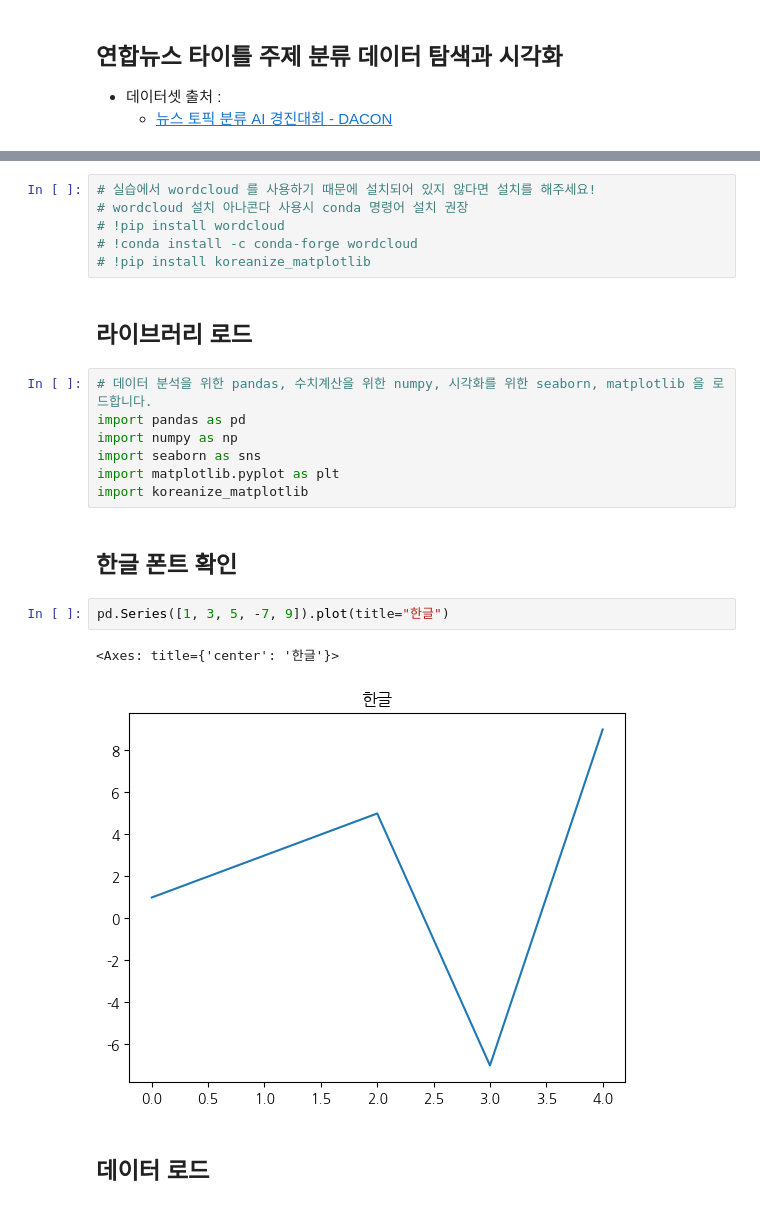
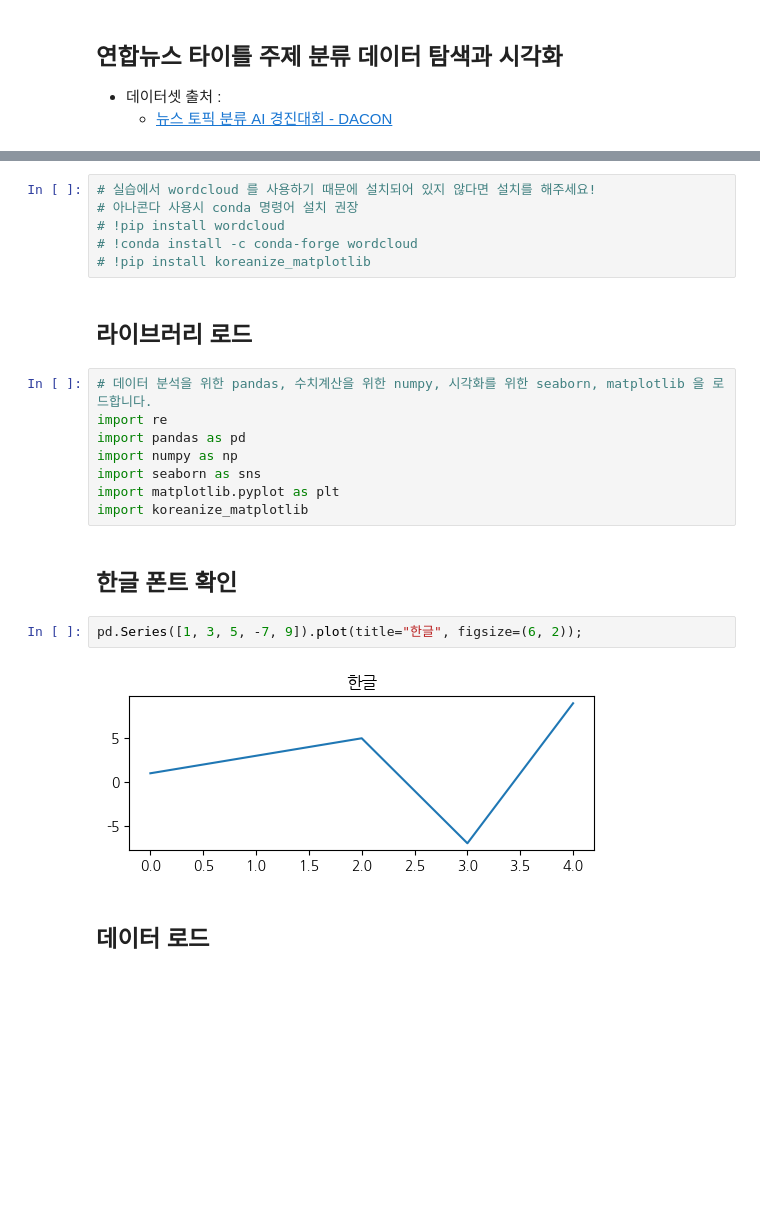
Before and after one commit to corazzon/python-text-analysis, a Jupyter notebook: 0301-klue-eda-output.ipynb, the cells around one changed output, grey strips where cells are left out. Drawn from its saved outputs; the diff is of its cells as text; blank space fills up the shorter version.

```diff
--- a/0301-klue-eda-output.ipynb
+++ b/0301-klue-eda-output.ipynb
@@ -5,6 +18,6 @@
 # %%
 # 실습에서 wordcloud 를 사용하기 때문에 설치되어 있지 않다면 설치를 해주세요!
-# wordcloud 설치 아나콘다 사용시 conda 명령어 설치 권장
+# 아나콘다 사용시 conda 명령어 설치 권장
 # !pip install wordcloud
 # !conda install -c conda-forge wordcloud
 # !pip install koreanize_matplotlib
@@ -12,6 +25,7 @@
 ## 라이브러리 로드
 # %%
 # 데이터 분석을 위한 pandas, 수치계산을 위한 numpy, 시각화를 위한 seaborn, matplotlib 을 로드합니다.
+import re
 import pandas as pd
 import numpy as np
 import seaborn as sns
@@ -20,10 +34,9 @@ import koreanize_matplotlib
 # %% [markdown]
 ## 한글 폰트 확인
 # %%
-pd.Series([1, 3, 5, -7, 9]).plot(title="한글")
+pd.Series([1, 3, 5, -7, 9]).plot(title="한글", figsize=(6, 2));
 # %% [output]
-<Axes: title={'center': '한글'}>
-[figure, old version]
+[figure, new version]
 # %% [markdown]
 ## 데이터 로드
 # %%
```
Also changed, not shown: parts of 42 cells of this notebook, 1 other file.
